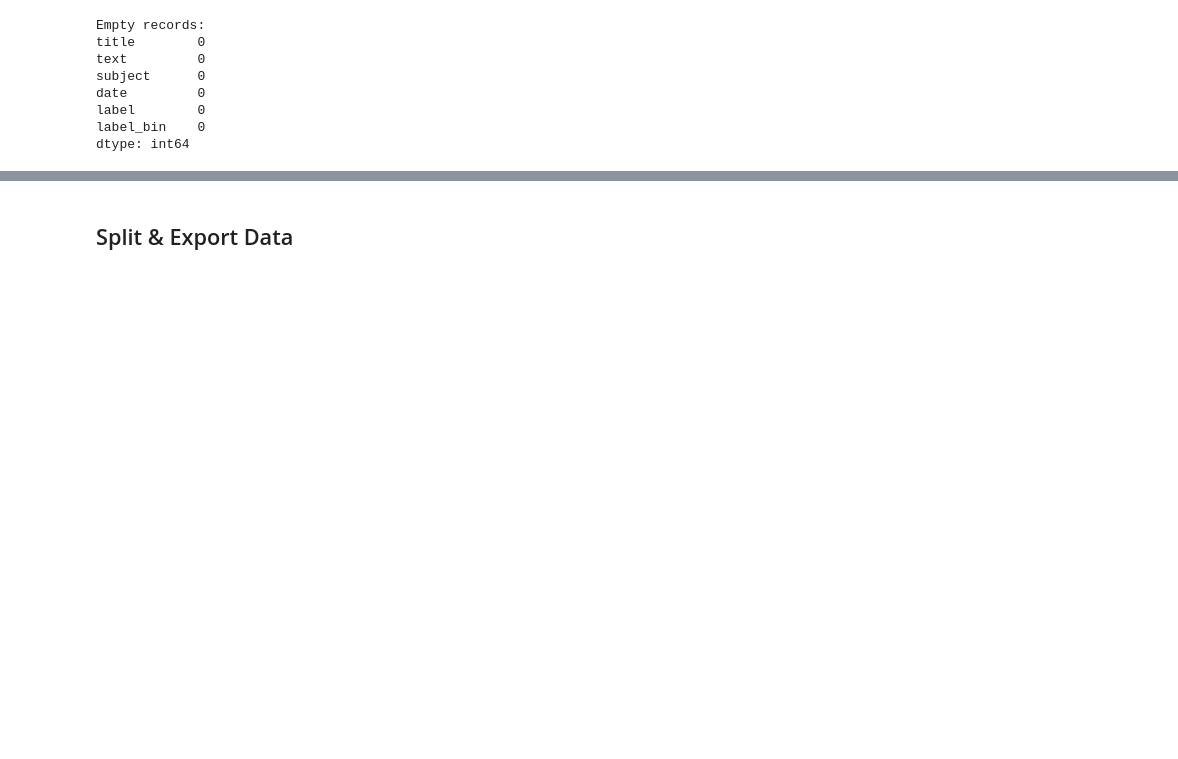
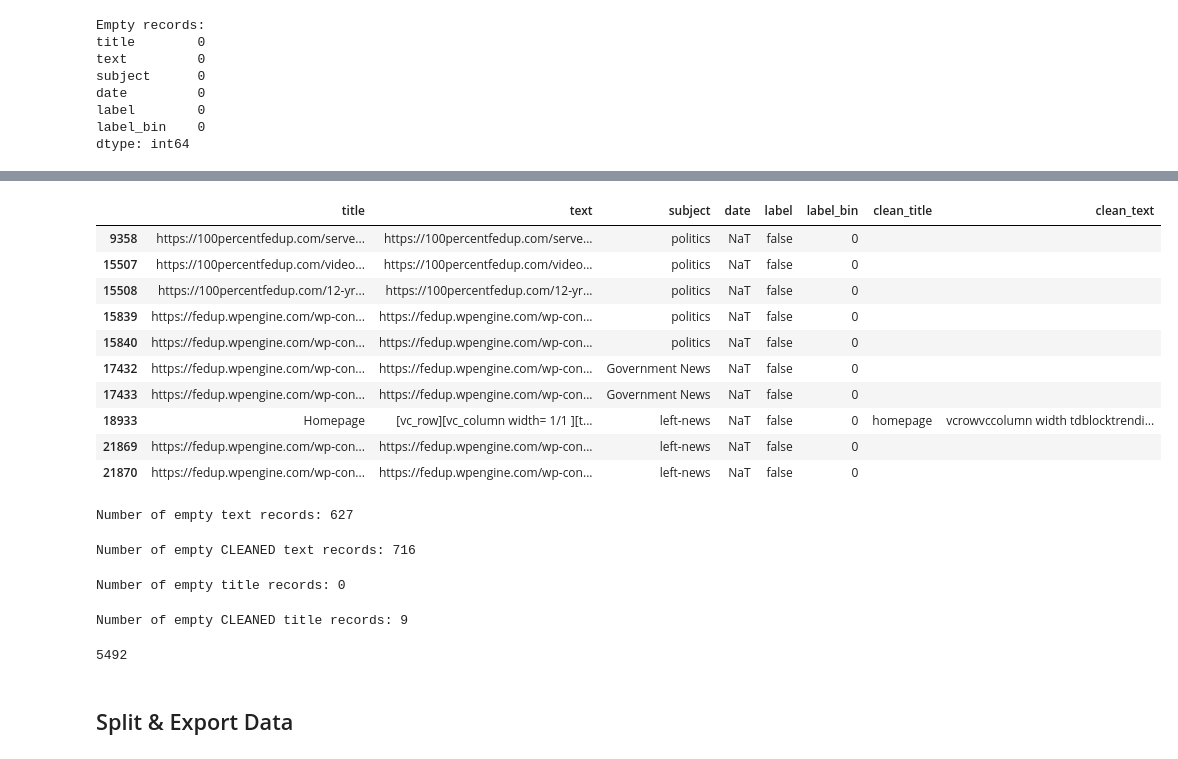
Before and after one commit to akikoiwamizu/w207-project, a Jupyter notebook: eda_ai.ipynb, the cells around one changed output, grey strips where cells are left out. Drawn from its saved outputs; the diff is of its cells as text; code cells hidden in the pictures; blank space fills up the shorter version.

```diff
--- a/eda_ai.ipynb
+++ b/eda_ai.ipynb
@@ -90,3 +96,33 @@ date         0
 label        0
 label_bin    0
 dtype: int64
+# %%
+# Pipeline for cleaning text inputs.
+def preprocess_text(text, lemmatizer, wordTokenizer, stop_words):
+    """Use regex and other tools for pre-processing of the text."""
+    text = str(text).lower()
+    text = re.sub("https?://\S+|www\.\S+", "", text)
+    text = re.sub(" +", " ",text)
+    text = re.sub("[%s]" % re.escape(string.punctuation), "", text)
+    text = re.sub(r"[^a-zA-Z\s]", " ", str(text))
+    text = re.sub("https?://\S+|www\.\S+", "", text)
+    text = re.sub("<.*?>+", "", text)
+    text = re.sub("\n", "", text)
+    text = " ".join([lemmatizer.lemmatize(w) for w in wordTokenizer.tokenize(text) if (w not in stop_words)])
+    return text
+# %%
+# Clean up text features.
+nltk.download("omw-1.4")
+nltk.download("punkt")
+nltk.download("stopwords")
+nltk.download("wordnet")
+
+start_time = time.time()
+stop_words = set(stopwords.words("english"))
+lemmatizer = nltk.stem.WordNetLemmatizer()
+wordTokenizer = nltk.tokenize.WhitespaceTokenizer()
+
+df["clean_title"] = df["title"].apply(lambda text: preprocess_text(text, lemmatizer, wordTokenizer, stop_words))
+df["clean_text"] = df["text"].apply(lambda text: preprocess_text(text, lemmatizer, wordTokenizer, stop_words))
+
+print(f"{(time.time() - start_time):0.3f} seconds to execute pre-processing text inputs...")
@@ -93,3 +186,42 @@ dtype: int64
+# %%
+# Find & remove records where date column values are URLs.
+df["date"] = pd.to_datetime(df["date"], errors="coerce")
+df.loc[df["date"].isnull()]
+#print(f"Number of invalid date records: {len(df.loc[df['date'].isnull()])}")
+#df = df.dropna(subset=["date"])
+# %% [output]
+|  | title | text | subject | date | label | label_bin | clean_title | clean_text |
+| 9358 | https://100percentfedup.com/serve... | https://100percentfedup.com/serve... | politics | NaT | false | 0 |  |  |
+| 15507 | https://100percentfedup.com/video... | https://100percentfedup.com/video... | politics | NaT | false | 0 |  |  |
+| 15508 | https://100percentfedup.com/12-yr... | https://100percentfedup.com/12-yr... | politics | NaT | false | 0 |  |  |
+| 15839 | https://fedup.wpengine.com/wp-con... | https://fedup.wpengine.com/wp-con... | politics | NaT | false | 0 |  |  |
+| 15840 | https://fedup.wpengine.com/wp-con... | https://fedup.wpengine.com/wp-con... | politics | NaT | false | 0 |  |  |
+| 17432 | https://fedup.wpengine.com/wp-con... | https://fedup.wpengine.com/wp-con... | Government News | NaT | false | 0 |  |  |
+| 17433 | https://fedup.wpengine.com/wp-con... | https://fedup.wpengine.com/wp-con... | Government News | NaT | false | 0 |  |  |
+| 18933 | Homepage | [vc_row][vc_column width= 1/1 ][t... | left-news | NaT | false | 0 | homepage | vcrowvccolumn width tdblocktrendi... |
+| 21869 | https://fedup.wpengine.com/wp-con... | https://fedup.wpengine.com/wp-con... | left-news | NaT | false | 0 |  |  |
+| 21870 | https://fedup.wpengine.com/wp-con... | https://fedup.wpengine.com/wp-con... | left-news | NaT | false | 0 |  |  |
+# %%
+print(f"Number of empty text records: {len(df[df['text'] == ' '])}")
+# %% [output]
+Number of empty text records: 627
+# %%
+print(f"Number of empty CLEANED text records: {len(df[df['clean_text'] == ''])}")
+# %% [output]
+Number of empty CLEANED text records: 716
+# %%
+print(f"Number of empty title records: {len(df[df['title'] == ''])}")
+# %% [output]
+Number of empty title records: 0
+# %%
+print(f"Number of empty CLEANED title records: {len(df[df['clean_title'] == ''])}")
+# %% [output]
+Number of empty CLEANED title records: 9
+# %%
+# Find & remove records where the cleaned text or title column values are empty or NULL.
+print(df["text"].str.count("http|www").sum())
+# %% [output]
+5492
 # %% [markdown]
 ## Split & Export Data
 # %%
```
Also changed, not shown: parts of 7 cells of this notebook.
